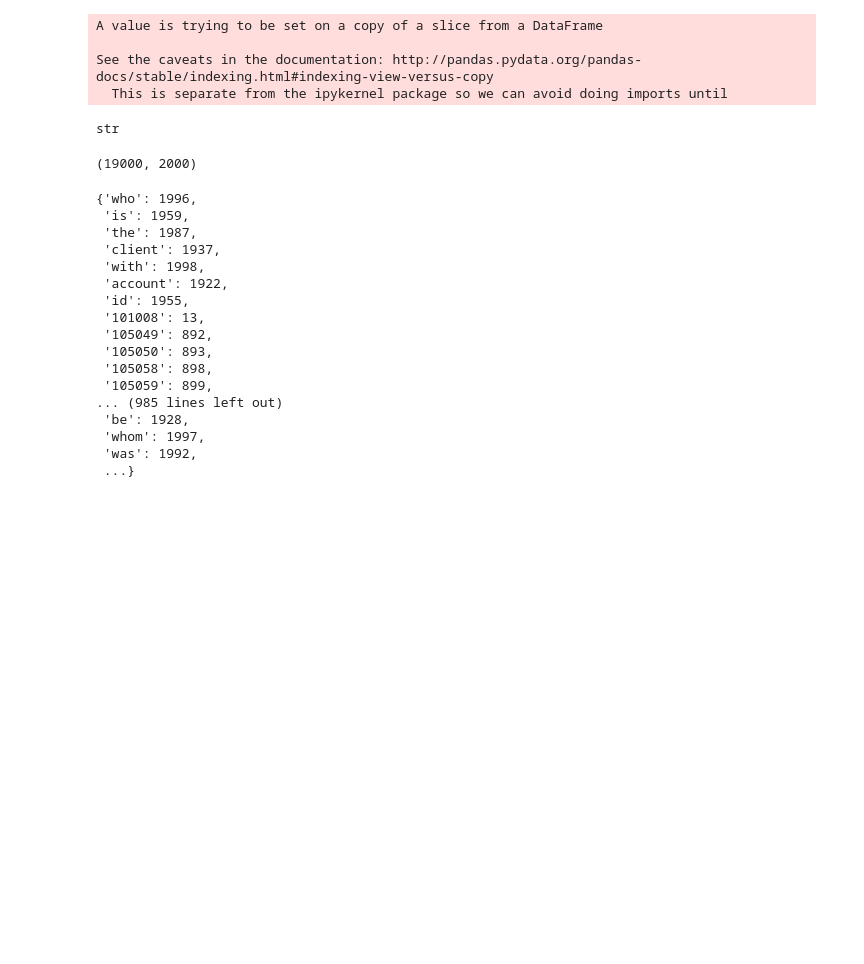
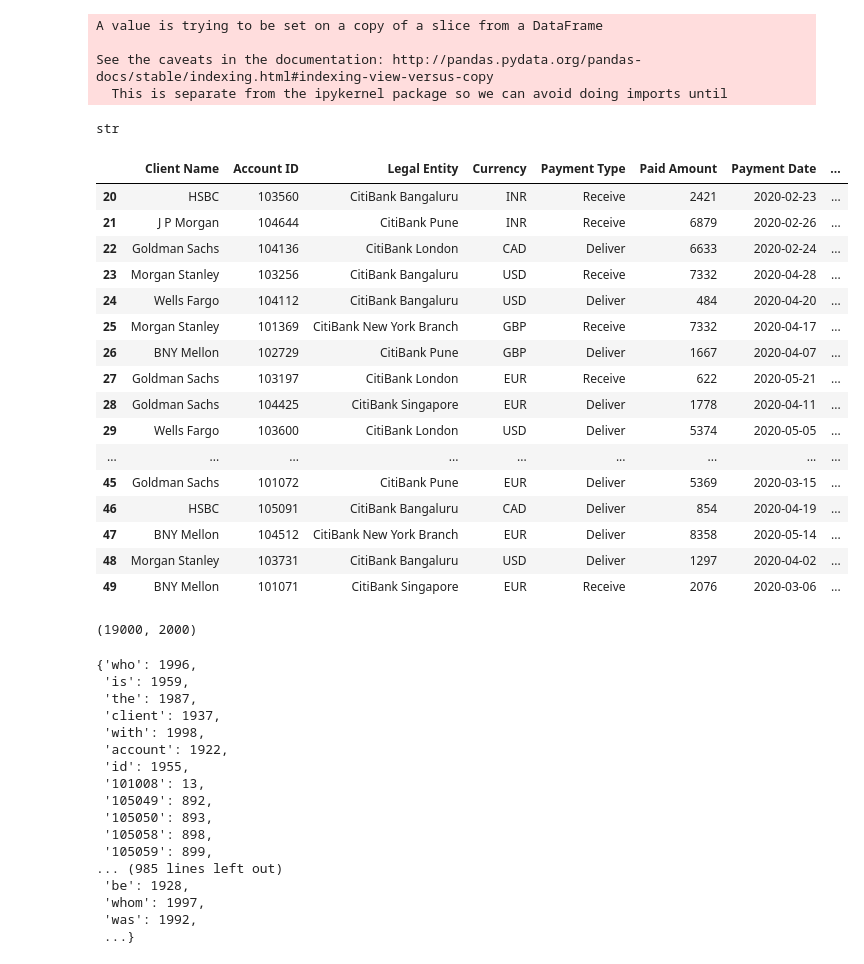
Before and after one commit to Adityashar/Project1-ChatBot, a Jupyter notebook: Dataset Generation and Preprocessing.ipynb, the cells around one changed output. Saved outputs shown, nothing was run; the diff lists cells and outputs as text; code cells hidden in the pictures; blank space fills up the shorter version.

```diff
--- a/Dataset Generation and Preprocessing.ipynb
+++ b/Dataset Generation and Preprocessing.ipynb
@@ -101,6 +101,26 @@ See the caveats in the documentation: http://pandas.pydata.org/pandas-docs/stabl
 str
 # %%
 DATASET.to_csv('dataset.csv')
+# %%
+DATASET[20:50]
+# %% [output]
+|  | Client Name | Account ID | Legal Entity | Currency | Payment Type | Paid Amount | Payment Date | ... |
+| 20 | HSBC | 103560 | CitiBank Bangaluru | INR | Receive | 2421 | 2020-02-23 | ... |
+| 21 | J P Morgan | 104644 | CitiBank Pune | INR | Receive | 6879 | 2020-02-26 | ... |
+| 22 | Goldman Sachs | 104136 | CitiBank London | CAD | Deliver | 6633 | 2020-02-24 | ... |
+| 23 | Morgan Stanley | 103256 | CitiBank Bangaluru | USD | Receive | 7332 | 2020-04-28 | ... |
+| 24 | Wells Fargo | 104112 | CitiBank Bangaluru | USD | Deliver | 484 | 2020-04-20 | ... |
+| 25 | Morgan Stanley | 101369 | CitiBank New York Branch | GBP | Receive | 7332 | 2020-04-17 | ... |
+| 26 | BNY Mellon | 102729 | CitiBank Pune | GBP | Deliver | 1667 | 2020-04-07 | ... |
+| 27 | Goldman Sachs | 103197 | CitiBank London | EUR | Receive | 622 | 2020-05-21 | ... |
+| 28 | Goldman Sachs | 104425 | CitiBank Singapore | EUR | Deliver | 1778 | 2020-04-11 | ... |
+| 29 | Wells Fargo | 103600 | CitiBank London | USD | Deliver | 5374 | 2020-05-05 | ... |
+| ... | ... | ... | ... | ... | ... | ... | ... | ... |
+| 45 | Goldman Sachs | 101072 | CitiBank Pune | EUR | Deliver | 5369 | 2020-03-15 | ... |
+| 46 | HSBC | 105091 | CitiBank Bangaluru | CAD | Deliver | 854 | 2020-04-19 | ... |
+| 47 | BNY Mellon | 104512 | CitiBank New York Branch | EUR | Deliver | 8358 | 2020-05-14 | ... |
+| 48 | Morgan Stanley | 103731 | CitiBank Bangaluru | USD | Deliver | 1297 | 2020-04-02 | ... |
+| 49 | BNY Mellon | 101071 | CitiBank Singapore | EUR | Receive | 2076 | 2020-03-06 | ... |
 # %%
 questions1 = pd.read_pickle('/home/aditya/Downloads/questions.pkl')
 questions2 = pd.read_pickle('/home/aditya/Downloads/q3.pkl')
```
Also changed, not shown: 1 other file.
